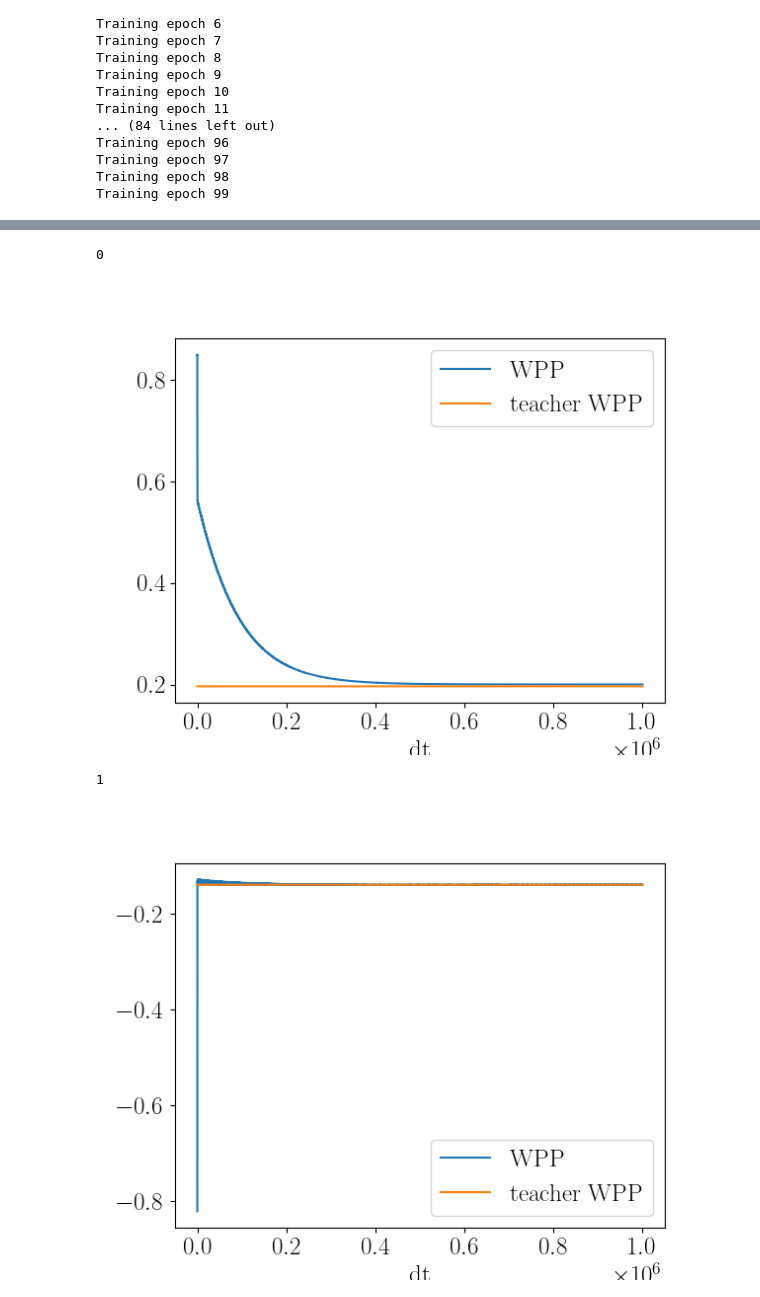
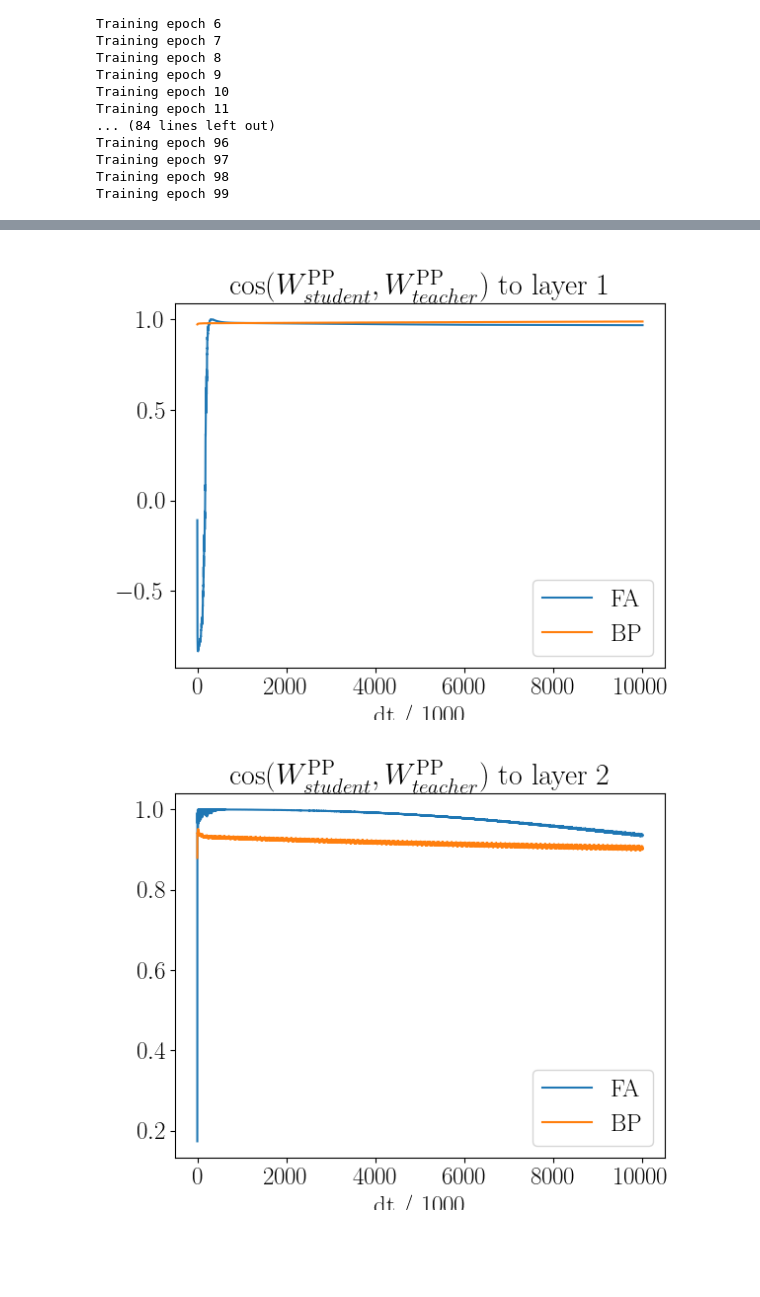
Before and after one commit to kma-code/Phaseless-Alignment-Learning, a Jupyter notebook: RtDeep/RtDeep simple demo.ipynb, the cells around one changed output, grey strips where cells are left out. Cells and saved outputs as stored; diff of their text form; code cells hidden in the pictures; blank space fills up the shorter version.

```diff
--- a/RtDeep/RtDeep simple demo.ipynb
+++ b/RtDeep/RtDeep simple demo.ipynb
@@ -334,15 +652,13 @@ for i in range(1, len(layers)-1):
 # %%
 # We initialise the teacher in the self-predicting state
 
-mc2_teacher = model(dt, tauxi, Tpres, 'FA', logistic, d_logistic, layers,
+mc3_teacher = model(dt, tauxi, Tpres, 'BP', logistic, d_logistic, layers,
             uP_init=uP_init, uI_init=uI_init,
             WPP_init=WPP_init, WIP_init=WIP_init, BPP_init=BPP_init, BPI_init=BPI_init,
             gl=gl, gden=gden, gbas=gbas, gapi=gapi, gnI=gnI, gntgt=gntgt,
             eta_fw=eta_fw, eta_bw=eta_bw, eta_PI=eta_PI, eta_IP=eta_IP)
 
-# mc2_teacher.evolve_system()
-
-mc2_teacher.set_self_predicting_state()
+mc3_teacher.set_self_predicting_state()
 # %%
 ## Init for student
 
@@ -465,21 +752,17 @@ r0_random = np.repeat(r0_random, int(Ttot / Tpres), axis=0)
 # u2P of teacher will be target for student
 target_time_series = []
 
-vbas_time_series = []
-
 # a little pre-training: run for one Tpres with random input, such that the
 # somatic voltages converge
 for i in range(int(Tpres/dt)):
-    mc2_teacher.evolve_system(r0=r0_random[i])
+    mc3_teacher.evolve_system(r0=r0_random[i])
 
 # run real evaluation and save output
 for i in range(len(r0_random)):
-    mc2_teacher.evolve_system(r0=r0_random[i])
-    target_time_series.append(copy.deepcopy(mc2_teacher.uP_breve[1]))
-    vbas_time_series.append(copy.deepcopy(mc2_teacher.vbas[1]))
+    mc3_teacher.evolve_system(r0=r0_random[i])
+    target_time_series.append(copy.deepcopy(mc3_teacher.uP_breve[1]))
 
-target_time_series = np.array(target_time_series).ravel()
-vbas_time_series = np.array(vbas_time_series).ravel()
+target_time_series = np.array(target_time_series)
 # %%
 fig = plt.figure()
 plt.plot(r0_random)
@@ -620,22 +861,27 @@ plt.show()
 # %%
-for i in range(len(layers[:-1])):
-    print(i)
+cos_FA_WPP_stud_teach = []
+for i in range(len(WPP_FA_time_series[0])):
+    cos_FA_WPP_stud_teach.append(np.array([
+        cos_sim(WPP_FA_time_series[j][i], mc3_teacher.WPP[i]) for j in range(0,len(WPP_FA_time_series),100)
+                           ]))
+
+cos_BP_WPP_stud_teach = []
+for i in range(len(WPP_BP_time_series[0])):
+    cos_BP_WPP_stud_teach.append(np.array([
+        cos_sim(WPP_BP_time_series[j][i], mc3_teacher.WPP[i]) for j in range(0,len(WPP_BP_time_series),100)
+                           ]))
+
+for i in range(len(cos_FA_WPP_stud_teach)):
     fig, ax = plt.subplots()
-    WPP = np.array([WPP[i] for WPP in WPP_time_series])
-    ax.plot(WPP.ravel(), label='WPP')
-    # WIP = np.array([WIP[i] for WIP in WIP_time_series])
-    # ax.plot(WIP.ravel(), label='WIP')
-    ax.plot((mc2_teacher.WPP[i] * np.ones_like(WPP)).ravel(), label='teacher WPP')
+    # plt.tight_layout()
+    ax.plot(cos_FA_WPP_stud_teach[i], label="FA")
+    ax.plot(cos_BP_WPP_stud_teach[i], label="BP")
+    plt.yscale('linear')
+    label = 'dt / 1000'
+    plt.xlabel(label)
     plt.legend()
-
-    # ax.plot(mc2_teacher.WPP[i].ravel())
-    plt.yscale('linear')
-    label = 'dt'
-    plt.xlabel(label)
-    # plt.title('$\cos(W^\mathrm{IP}, W^\mathrm{PP})$ to layer ' + str(i+1))
+    plt.title('$\cos(W^\mathrm{PP}_{student}, W^\mathrm{PP}_{teacher})$ to layer ' + str(i+1))
     plt.show()
 # %% [output]
-0
-[figure, old version]
+[figure, new version]
-1
-[figure, old version]
+[figure, new version]
```
Also changed, not shown: parts of 78 cells of this notebook, 1 other file.
